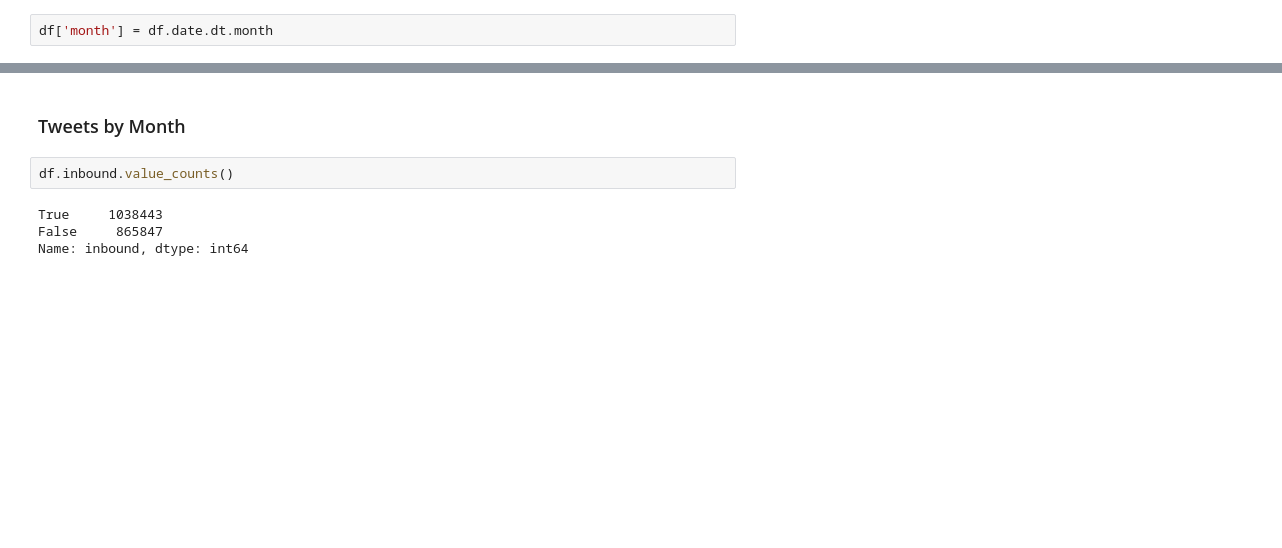
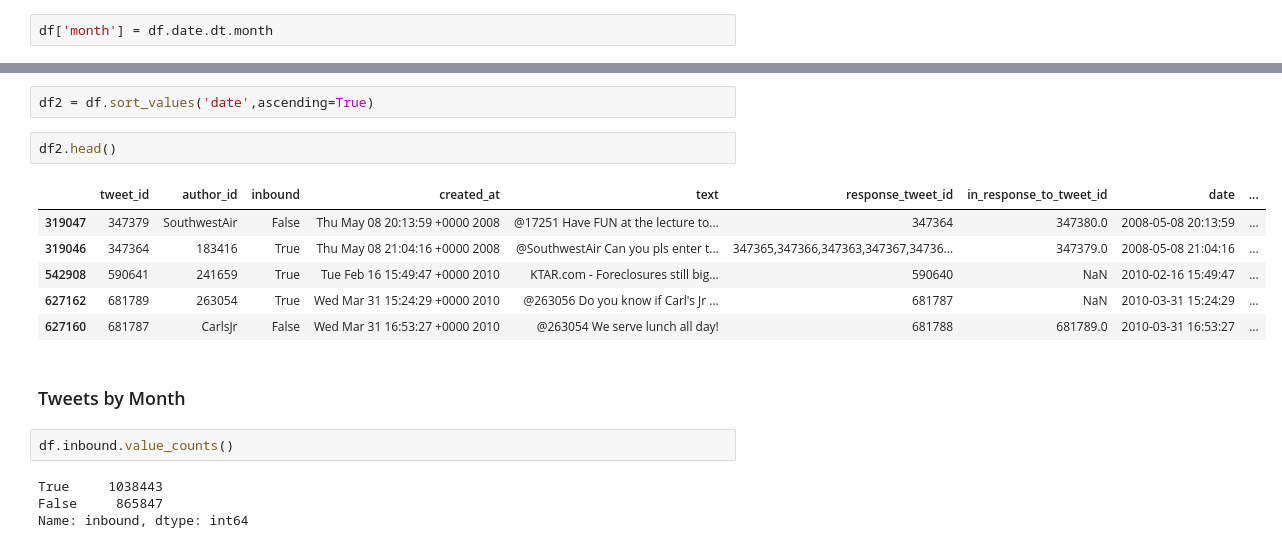
Before and after one commit to xvila/Twitter-Customer-Support-Exploration, a Jupyter notebook: notebooks/data_processing.ipynb, the cells around one changed output, grey strips where cells are left out. Cells and saved outputs as stored; diff of their text form; blank space fills up the shorter version.

```diff
--- a/notebooks/data_processing.ipynb
+++ b/notebooks/data_processing.ipynb
@@ -60,3 +107,14 @@ df['month'] = df.date.dt.month
+# %%
+df2 = df.sort_values('date',ascending=True)
+# %%
+df2.head()
+# %% [output]
+|  | tweet_id | author_id | inbound | created_at | text | response_tweet_id | in_response_to_tweet_id | date | ... |
+| 319047 | 347379 | SouthwestAir | False | Thu May 08 20:13:59 +0000 2008 | @17251 Have FUN at the lecture to... | 347364 | 347380.0 | 2008-05-08 20:13:59 | ... |
+| 319046 | 347364 | 183416 | True | Thu May 08 21:04:16 +0000 2008 | @SouthwestAir Can you pls enter t... | 347365,347366,347363,347367,34736... | 347379.0 | 2008-05-08 21:04:16 | ... |
+| 542908 | 590641 | 241659 | True | Tue Feb 16 15:49:47 +0000 2010 | KTAR.com - Foreclosures still big... | 590640 | NaN | 2010-02-16 15:49:47 | ... |
+| 627162 | 681789 | 263054 | True | Wed Mar 31 15:24:29 +0000 2010 | @263056 Do you know if Carl's Jr ... | 681787 | NaN | 2010-03-31 15:24:29 | ... |
+| 627160 | 681787 | CarlsJr | False | Wed Mar 31 16:53:27 +0000 2010 | @263054 We serve lunch all day! | 681788 | 681789.0 | 2010-03-31 16:53:27 | ... |
 # %% [markdown]
 ### Tweets by Month
 # %%
```
Also changed, not shown: parts of 34 cells of this notebook.
